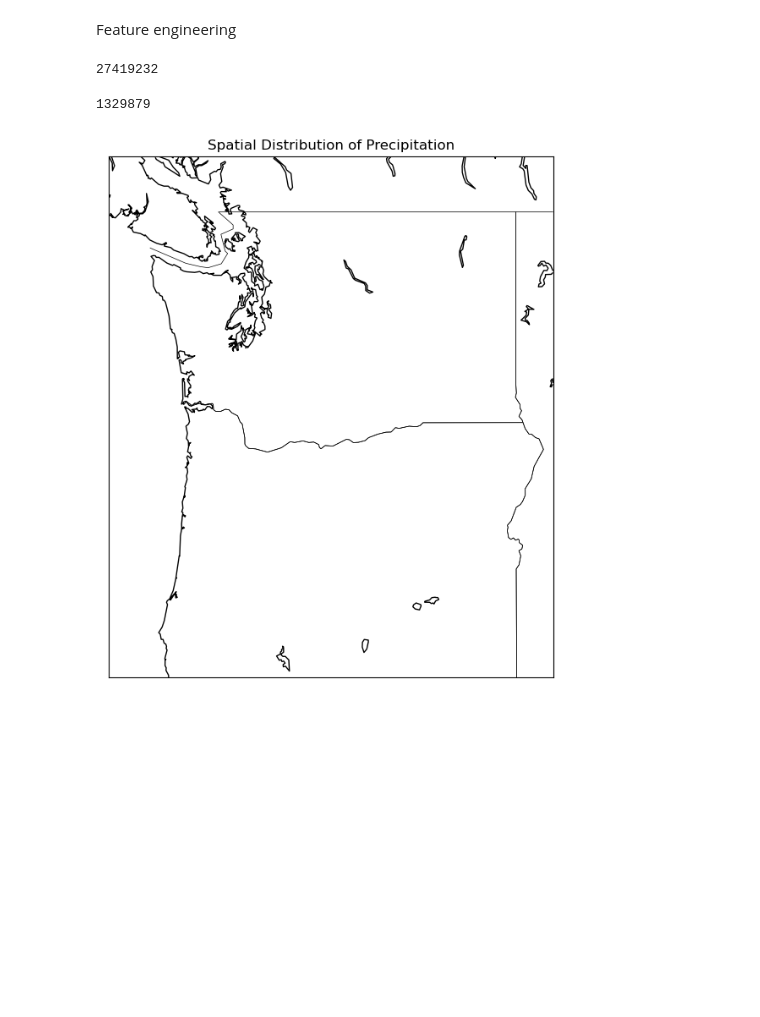
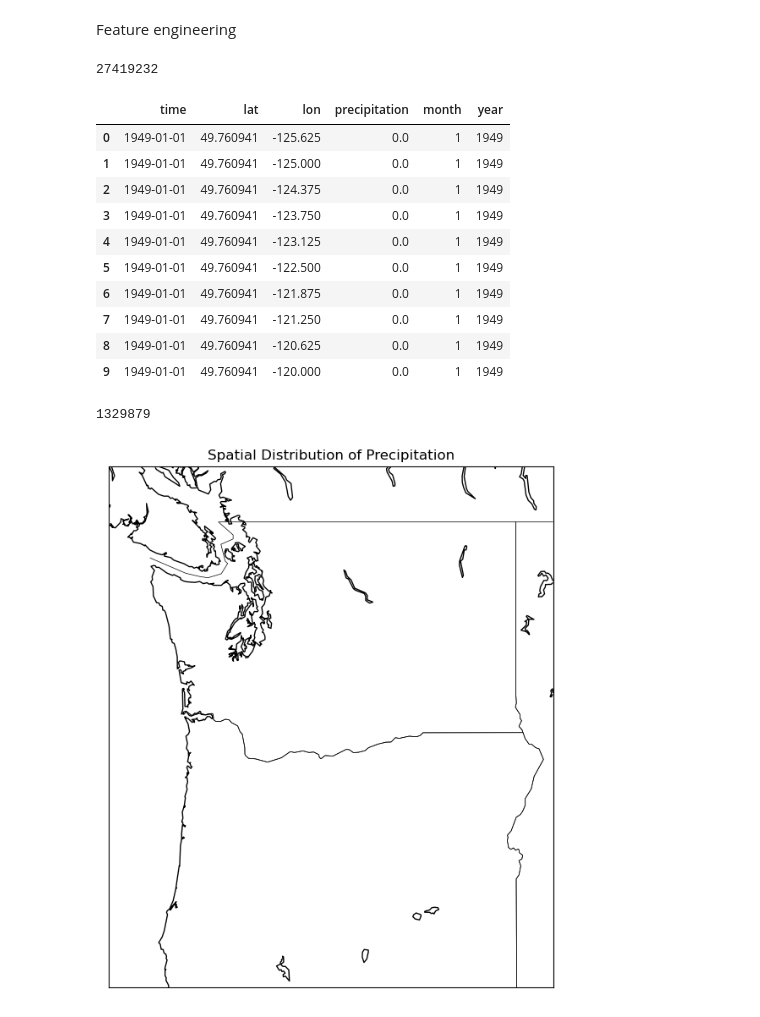
Before and after one commit to CHZY-1/Precipitation_Forecasting_with_Geospatial_data, a Jupyter notebook: precipitation_spatial_eda_xarray.ipynb, the cells around one changed output. Drawn from its saved outputs; the diff is of its cells as text; code cells hidden in the pictures; blank space fills up the shorter version.

```diff
--- a/precipitation_spatial_eda_xarray.ipynb
+++ b/precipitation_spatial_eda_xarray.ipynb
@@ -167,7 +167,7 @@ df_flat.head(10)
 # %% [markdown]
 Handle missing value in data
 # %%
-# df_flat['precipitation'].fillna(0, inplace=True)
+df_flat['precipitation'].fillna(0, inplace=True)
 # %% [markdown]
 Check duplicated rows
 # %%
@@ -189,3 +189,17 @@ df_flat['year'] = df_flat['time'].dt.year
 df_flat.size
 # %% [output]
 27419232
+# %%
+df_flat.head(10)
+# %% [output]
+|  | time | lat | lon | precipitation | month | year |
+| 0 | 1949-01-01 | 49.760941 | -125.625 | 0.0 | 1 | 1949 |
+| 1 | 1949-01-01 | 49.760941 | -125.000 | 0.0 | 1 | 1949 |
+| 2 | 1949-01-01 | 49.760941 | -124.375 | 0.0 | 1 | 1949 |
+| 3 | 1949-01-01 | 49.760941 | -123.750 | 0.0 | 1 | 1949 |
+| 4 | 1949-01-01 | 49.760941 | -123.125 | 0.0 | 1 | 1949 |
+| 5 | 1949-01-01 | 49.760941 | -122.500 | 0.0 | 1 | 1949 |
+| 6 | 1949-01-01 | 49.760941 | -121.875 | 0.0 | 1 | 1949 |
+| 7 | 1949-01-01 | 49.760941 | -121.250 | 0.0 | 1 | 1949 |
+| 8 | 1949-01-01 | 49.760941 | -120.625 | 0.0 | 1 | 1949 |
+| 9 | 1949-01-01 | 49.760941 | -120.000 | 0.0 | 1 | 1949 |
```
Also changed, not shown: parts of 1 cell of this notebook.
